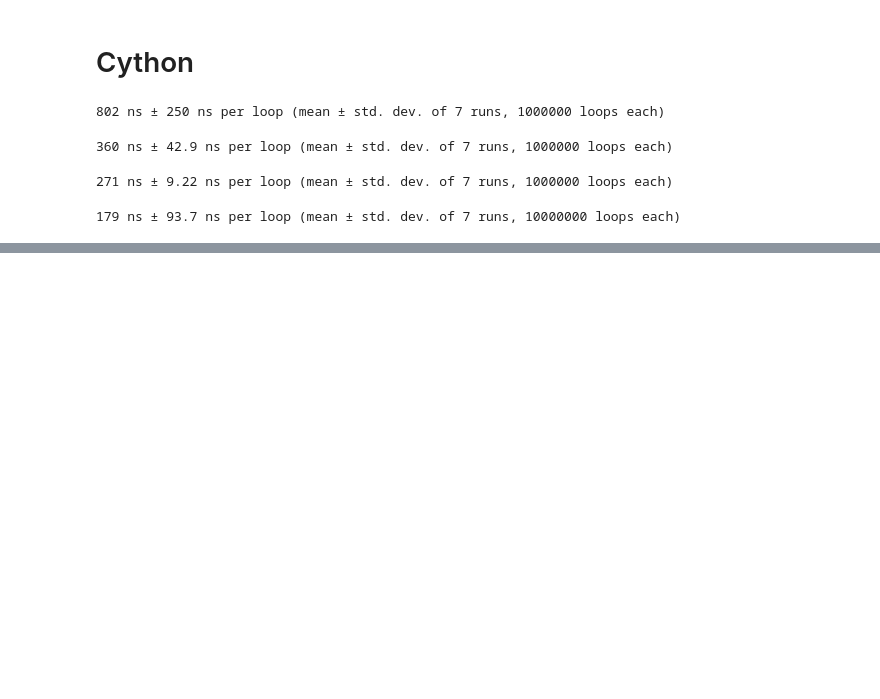
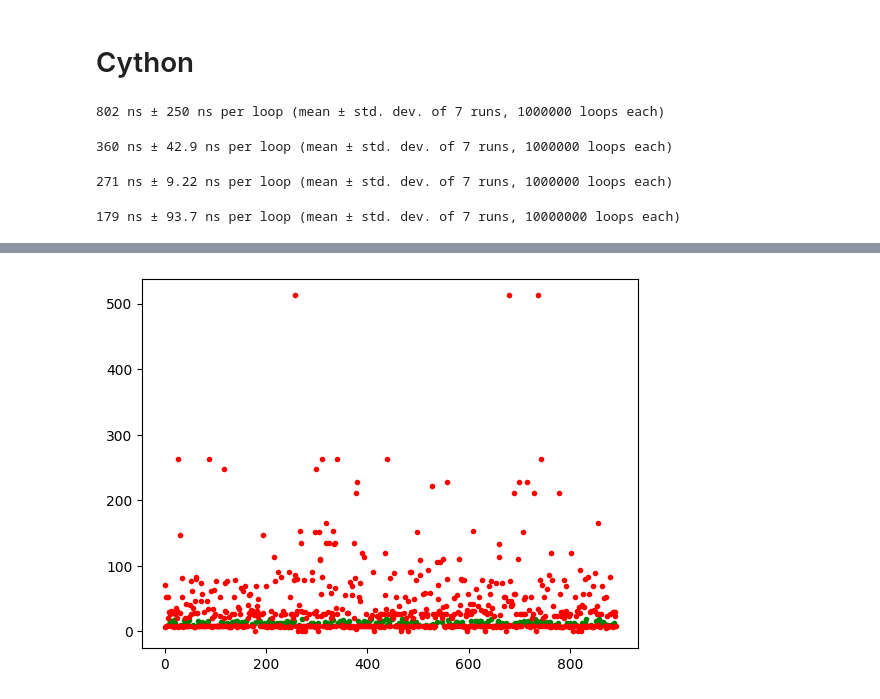
Before and after one commit to cybergigz/data-science, a Jupyter notebook: nondegree_pim_2.ipynb, the cells around one changed output, grey strips where cells are left out. Saved outputs shown, nothing was run; the diff lists cells and outputs as text; code cells hidden in the pictures; blank space fills up the shorter version.

```diff
--- a/nondegree_pim_2.ipynb
+++ b/nondegree_pim_2.ipynb
@@ -2236,0 +2508,3 @@ pc_count_even([1, 2, 3, 4, 5, 6])
+# %%
+q3 = df.fare.quantile(.75)
+q1 = df.fare.quantile(.25)
@@ -2236,0 +2516,13 @@ pc_count_even([1, 2, 3, 4, 5, 6])
+# %%
+dist = (df.fare - df.fare.median()).abs() / iqr
+# %%
+mask = dist < 0.22
+# %%
+inlier = df.fare[mask]
+outlier = df.fare[~mask]
+
+plt.plot(inlier, '.g')
+plt.plot(outlier, '.r')
+plt.show()
+# %% [output]
+[figure, added]
```
Also changed, not shown: parts of 46 cells of this notebook.
